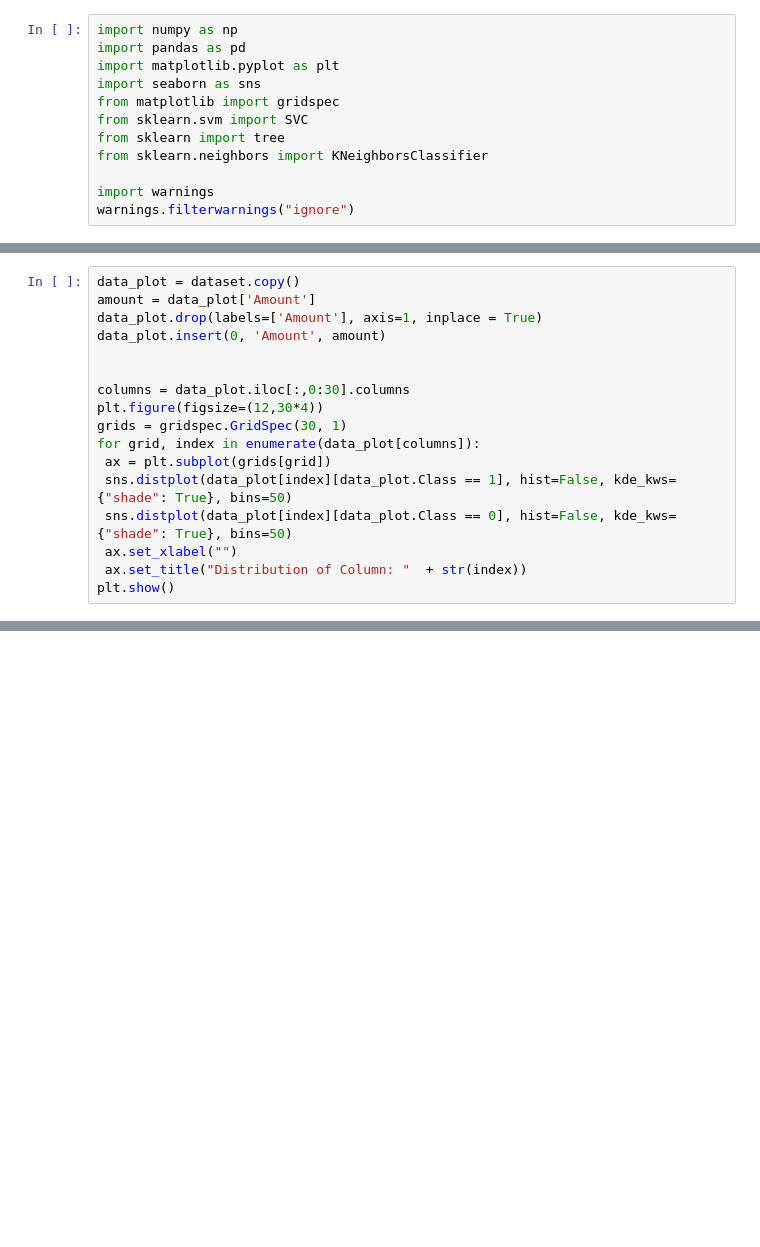
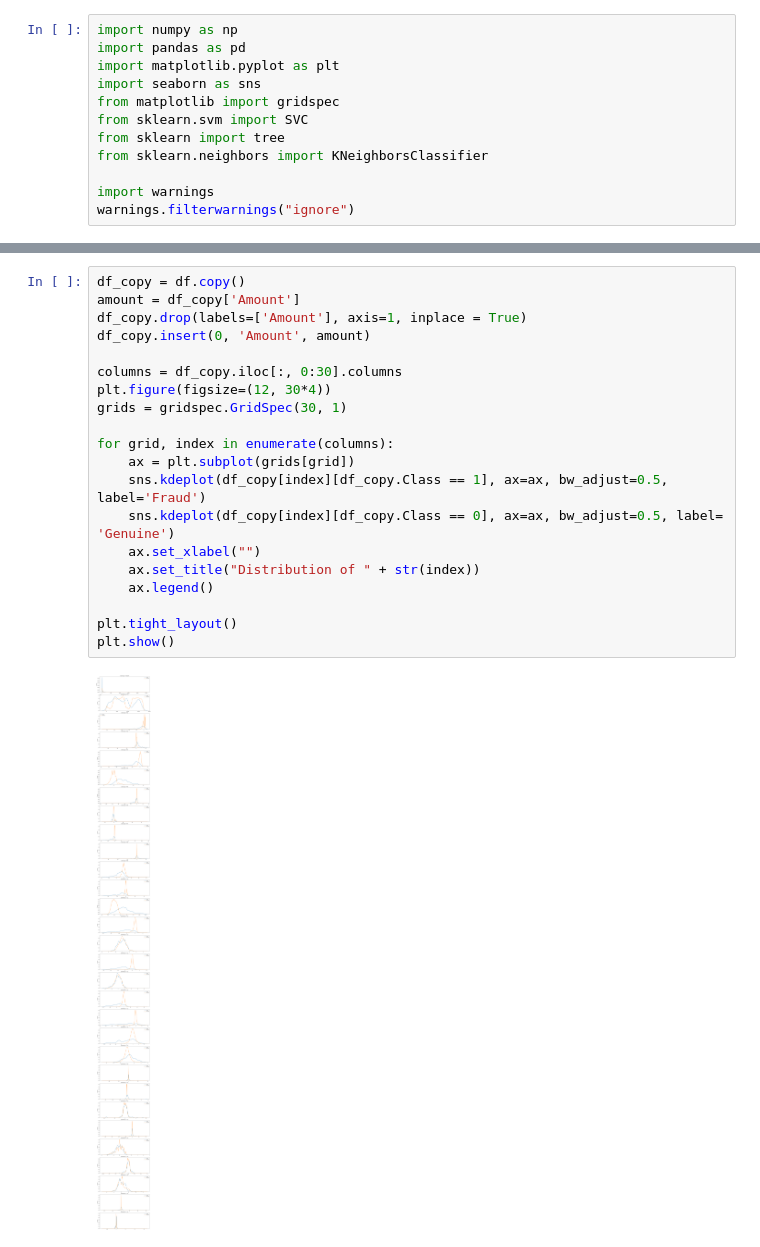
Before and after one commit to rodeketan/CC_Fraud_Detector, a Jupyter notebook: code_1.ipynb, the cells around one changed output, grey strips where cells are left out. Saved outputs shown, nothing was run; the diff lists cells and outputs as text; blank space fills up the shorter version.

```diff
--- a/code_1.ipynb
+++ b/code_1.ipynb
@@ -75,17 +12,0 @@ Name: Amount, dtype: float64
-# %%
-data_plot = dataset.copy()
-amount = data_plot['Amount']
-data_plot.drop(labels=['Amount'], axis=1, inplace = True)
-data_plot.insert(0, 'Amount', amount)
-
-
-columns = data_plot.iloc[:,0:30].columns
-plt.figure(figsize=(12,30*4))
-grids = gridspec.GridSpec(30, 1)
-for grid, index in enumerate(data_plot[columns]):
- ax = plt.subplot(grids[grid])
- sns.distplot(data_plot[index][data_plot.Class == 1], hist=False, kde_kws={"shade": True}, bins=50)
- sns.distplot(data_plot[index][data_plot.Class == 0], hist=False, kde_kws={"shade": True}, bins=50)
- ax.set_xlabel("")
- ax.set_title("Distribution of Column: "  + str(index))
-plt.show()
@@ -359,0 +91,22 @@ res_table_2
+# %%
+df_copy = df.copy()
+amount = df_copy['Amount']
+df_copy.drop(labels=['Amount'], axis=1, inplace = True)
+df_copy.insert(0, 'Amount', amount)
+
+columns = df_copy.iloc[:, 0:30].columns
+plt.figure(figsize=(12, 30*4))
+grids = gridspec.GridSpec(30, 1)
+
+for grid, index in enumerate(columns):
+    ax = plt.subplot(grids[grid])
+    sns.kdeplot(df_copy[index][df_copy.Class == 1], ax=ax, bw_adjust=0.5, label='Fraud')
+    sns.kdeplot(df_copy[index][df_copy.Class == 0], ax=ax, bw_adjust=0.5, label= 'Genuine')
+    ax.set_xlabel("")
+    ax.set_title("Distribution of " + str(index))
+    ax.legend()
+
+plt.tight_layout()
+plt.show()
+# %% [output]
+[figure, added]
```
Also changed, not shown: parts of 58 cells of this notebook.
